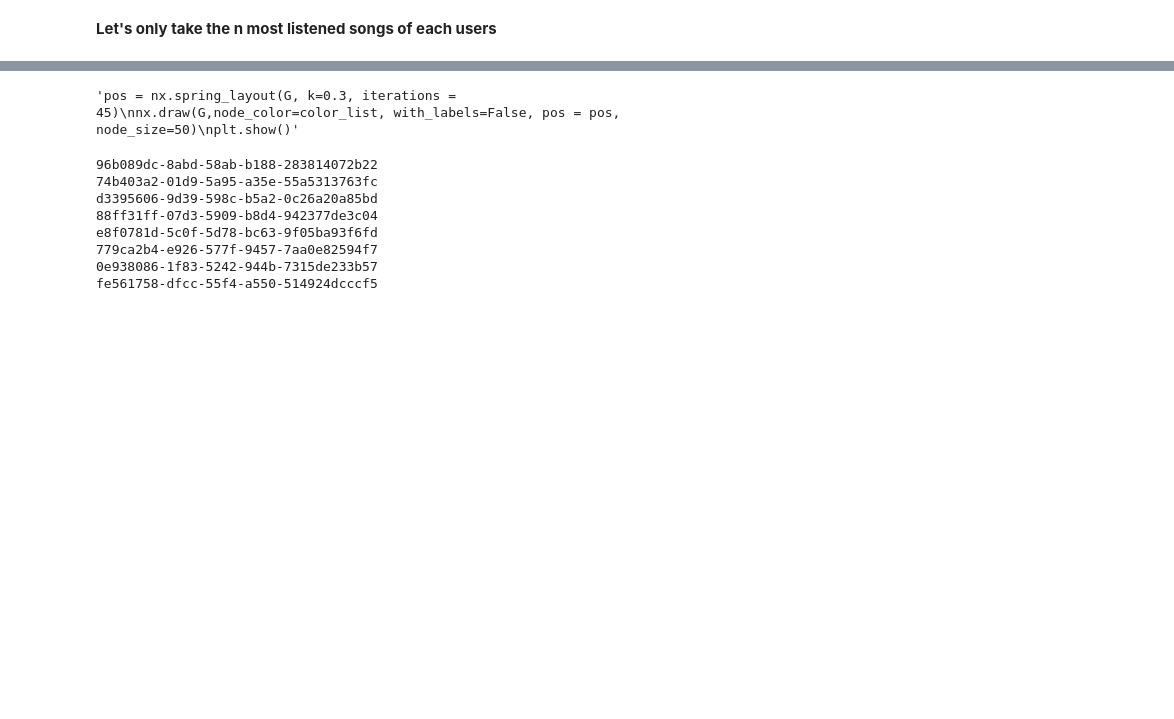
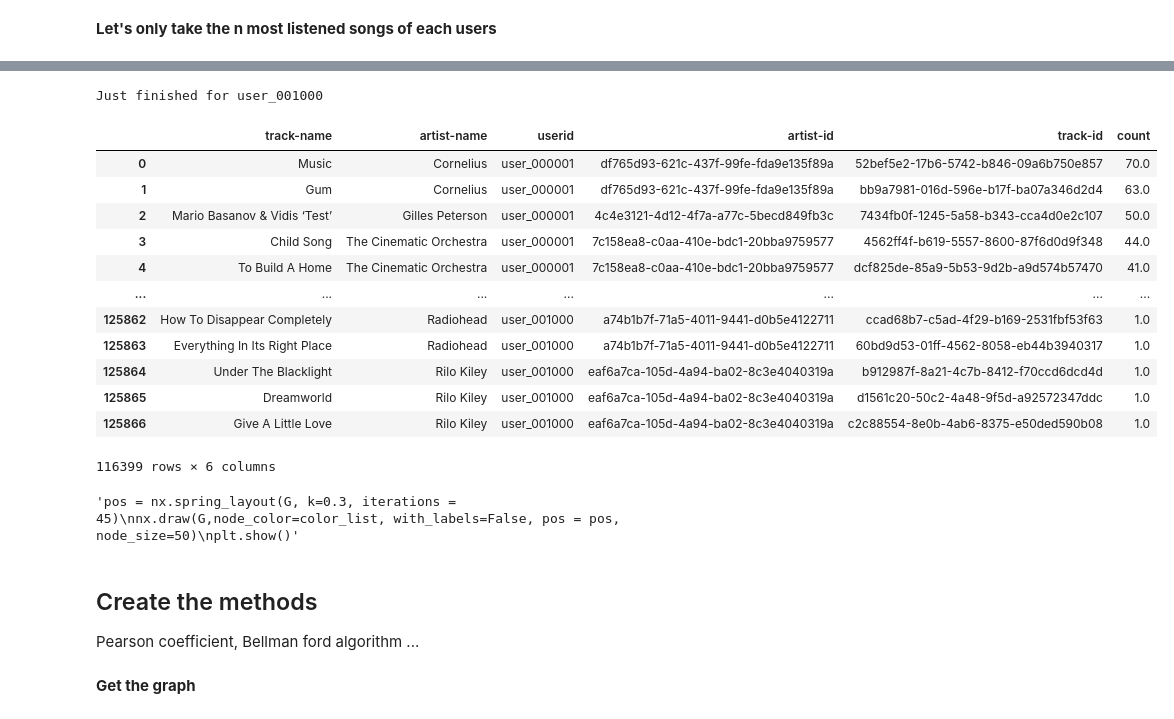
Before and after one commit to chloedia/Graph_Music_Recommendation, a Jupyter notebook: Main.ipynb, the cells around one changed output, grey strips where cells are left out. Saved outputs shown, nothing was run; the diff lists cells and outputs as text; code cells hidden in the pictures; blank space fills up the shorter version.

```diff
--- a/Main.ipynb
+++ b/Main.ipynb
@@ -73,7 +86,7 @@ train shape : ((18391647, 6) and test shape : ((707202, 6))
 # %% [markdown]
 **Let's only take the n most listened songs of each users**
 # %%
-def get_only_top_v2(df_logs,df_profile, n_top):
+def get_only_top(df_logs,df_profile, n_top):
     new_df = pd.DataFrame(columns = ['track-name','artist-name'], dtype= np.str)
     for user_id in df_profile.values:
         test = df_logs[df_logs['userid']== user_id]
@@ -107,0 +104,9 @@ user_top_logs.shape
+# %%
+if not exists('./saved_data/train_user_top_logs.tsv'):
+    train_user_top_logs = get_only_top(train_user_id_logs,user_id_profile['#id'], n_top = 50)
+    train_user_top_logs.to_csv('./saved_data/train_user_top_logs.tsv')
+
+else :
+    train_user_top_logs = pd.read_csv('./saved_data/train_user_top_logs.tsv', index_col=0)
+
+train_user_top_logs.head()
@@ -146,0 +122,11 @@ len(color_list)
+# %%
+if not exists('./saved_data/track_df.tsv'):
+    track_df = train_user_top_logs.copy()
+    track_df.drop(['count', 'userid'], axis = 1, inplace=True)
+    track_df.drop_duplicates('track-id', inplace=True)
+    track_df.reset_index(drop=True, inplace=True)
+    track_df.to_csv('./saved_data/track_df.tsv')
+else :
+    track_df = pd.read_csv('./saved_data/track_df.tsv', index_col=0)
+
+track_df.head()
@@ -146,0 +153,28 @@ len(color_list)
+# %%
+#We transform the val set into a bipartite graph
+
+#First we select only the music tracks that are in the train set
+val_user_id_logs = val_user_id_logs[val_user_id_logs['track-id'].isin(track_df['track-id'])]
+val_user_id_logs_top = get_only_top(val_user_id_logs,user_id_profile['#id'], n_top = -1)
+# %% [output]
+Just finished for user_001000
+# %%
+#Concatenate the train and val sets summing the count for the same track and the same user
+new_val_user_id_logs_top = pd.concat([train_user_top_logs, val_user_id_logs_top], ignore_index=True)
+#sum count column for same track and same user
+new_val_user_id_logs_top.drop_duplicates(['userid', 'track-id'], inplace=True)
+new_val_user_id_logs_top
+# %% [output]
+|  | track-name | artist-name | userid | artist-id | track-id | count |
+| 0 | Music | Cornelius | user_000001 | df765d93-621c-437f-99fe-fda9e135f89a | 52bef5e2-17b6-5742-b846-09a6b750e857 | 70.0 |
+| 1 | Gum | Cornelius | user_000001 | df765d93-621c-437f-99fe-fda9e135f89a | bb9a7981-016d-596e-b17f-ba07a346d2d4 | 63.0 |
+| 2 | Mario Basanov & Vidis ‘Test’ | Gilles Peterson | user_000001 | 4c4e3121-4d12-4f7a-a77c-5becd849fb3c | 7434fb0f-1245-5a58-b343-cca4d0e2c107 | 50.0 |
+| 3 | Child Song | The Cinematic Orchestra | user_000001 | 7c158ea8-c0aa-410e-bdc1-20bba9759577 | 4562ff4f-b619-5557-8600-87f6d0d9f348 | 44.0 |
+| 4 | To Build A Home | The Cinematic Orchestra | user_000001 | 7c158ea8-c0aa-410e-bdc1-20bba9759577 | dcf825de-85a9-5b53-9d2b-a9d574b57470 | 41.0 |
+| ... | ... | ... | ... | ... | ... | ... |
+| 125862 | How To Disappear Completely | Radiohead | user_001000 | a74b1b7f-71a5-4011-9441-d0b5e4122711 | ccad68b7-c5ad-4f29-b169-2531fbf53f63 | 1.0 |
+| 125863 | Everything In Its Right Place | Radiohead | user_001000 | a74b1b7f-71a5-4011-9441-d0b5e4122711 | 60bd9d53-01ff-4562-8058-eb44b3940317 | 1.0 |
+| 125864 | Under The Blacklight | Rilo Kiley | user_001000 | eaf6a7ca-105d-4a94-ba02-8c3e4040319a | b912987f-8a21-4c7b-8412-f70ccd6dcd4d | 1.0 |
+| 125865 | Dreamworld | Rilo Kiley | user_001000 | eaf6a7ca-105d-4a94-ba02-8c3e4040319a | d1561c20-50c2-4a48-9f5d-a92572347ddc | 1.0 |
+| 125866 | Give A Little Love | Rilo Kiley | user_001000 | eaf6a7ca-105d-4a94-ba02-8c3e4040319a | c2c88554-8e0b-4ab6-8375-e50ded590b08 | 1.0 |
+116399 rows × 6 columns
@@ -150,24 +197,8 @@ nx.draw(G,node_color=color_list, with_labels=False, pos = pos, node_size=50)
 plt.show()"""
 # %% [output]
 'pos = nx.spring_layout(G, k=0.3, iterations = 45)\nnx.draw(G,node_color=color_list, with_labels=False, pos = pos, node_size=50)\nplt.show()'
-# %%
-from colorama import Fore
-new_list = list(G.degree())
-new_list.sort(key=lambda y: y[1])
-for node, degree in new_list:
-    if degree > 20 and node in musics:print(node)
-    """if node in artists:
-        print(Fore.GREEN + "(" + str(node) + "," + str(degree)+")")
-    elif node in musics:
-        print(Fore.BLUE + "(" + str(node) + "," + str(degree)+")")
-    else:
-        print(Fore.RED + "(" + str(node) + "," + str(degree)+")")"""
-# %% [output]
-96b089dc-8abd-58ab-b188-283814072b22
-74b403a2-01d9-5a95-a35e-55a5313763fc
-d3395606-9d39-598c-b5a2-0c26a20a85bd
-88ff31ff-07d3-5909-b8d4-942377de3c04
-e8f0781d-5c0f-5d78-bc63-9f05ba93f6fd
-779ca2b4-e926-577f-9457-7aa0e82594f7
-0e938086-1f83-5242-944b-7315de233b57
-fe561758-dfcc-55f4-a550-514924dcccf5
+# %% [markdown]
+## Create the methods
+Pearson coefficient, Bellman ford algorithm ...
+# %% [markdown]
+**Get the graph**
```
Also changed, not shown: parts of 31 cells of this notebook, 6 other files.
